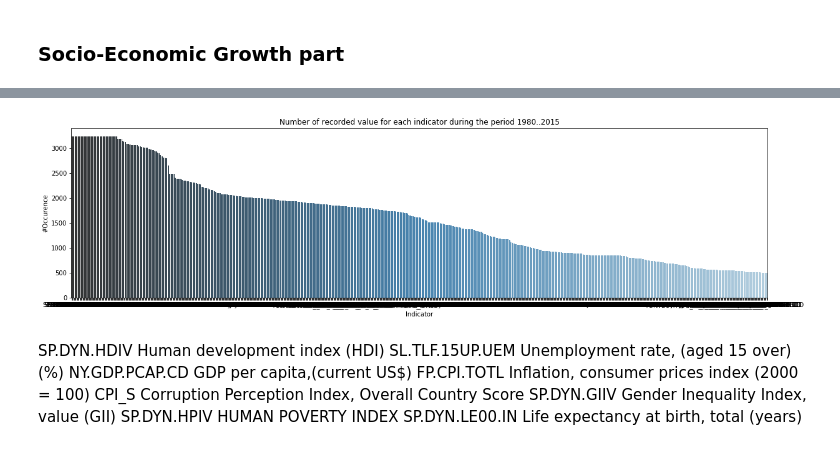
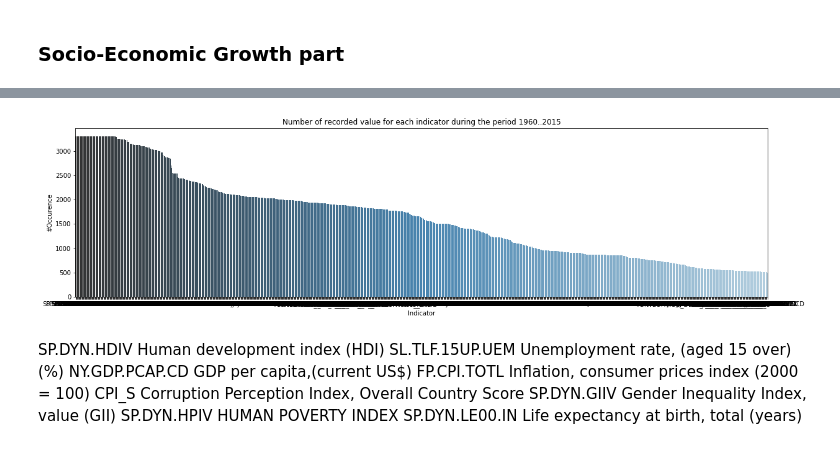
Before and after one commit to GhaliAmir/Education-In-Africa, a Jupyter notebook: Project.ipynb, the cells around one changed output, grey strips where cells are left out. Saved outputs shown, nothing was run; the diff lists cells and outputs as text; code cells hidden in the pictures.

```diff
--- a/Project.ipynb
+++ b/Project.ipynb
@@ -792,11 +752,11 @@ ind_by_occurence_trimmed.to_csv('./data/Indicators_not_nan.csv', sep='\t')
 # %%
 plt.figure(figsize=(20,5))
 pl = sns.barplot(ind_by_occurence_trimmed.Indicator, y=ind_by_occurence_trimmed.Occurence, palette="Blues_d")
-pl.set_title('Number of recorded value for each indicator during the period 1980..2015')
+pl.set_title('Number of recorded value for each indicator during the period 1960..2015')
 pl.set_ylabel('#Occurence')
 plt.show()
 # %% [output]
-[figure, old version]
+[figure, new version]
 # %% [markdown]
 SP.DYN.HDIV				Human development index (HDI)
 SL.TLF.15UP.UEM			Unemployment rate, (aged 15 over) (%)
```
Also changed, not shown: parts of 28 cells of this notebook.
